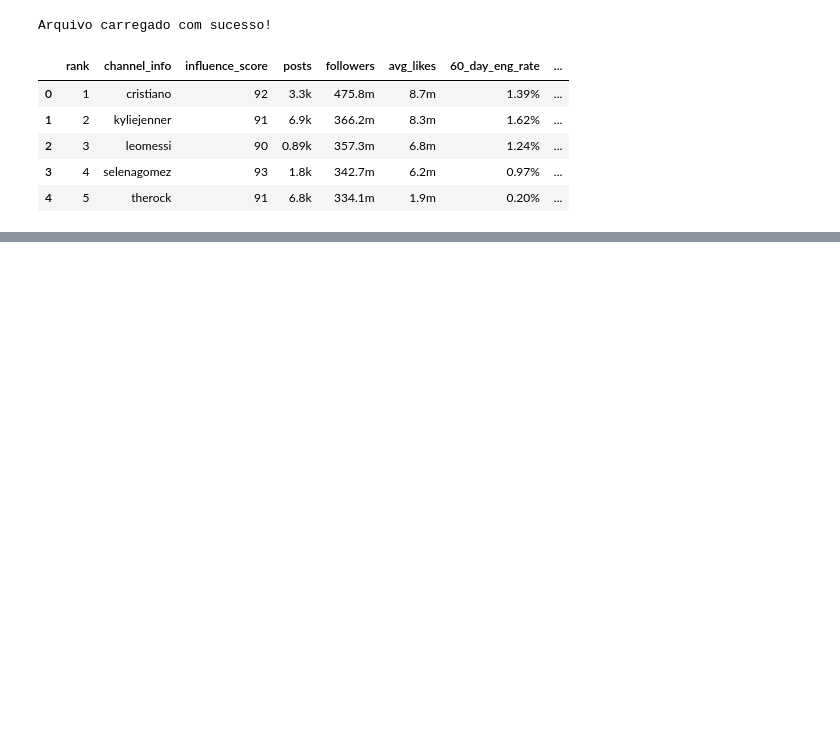
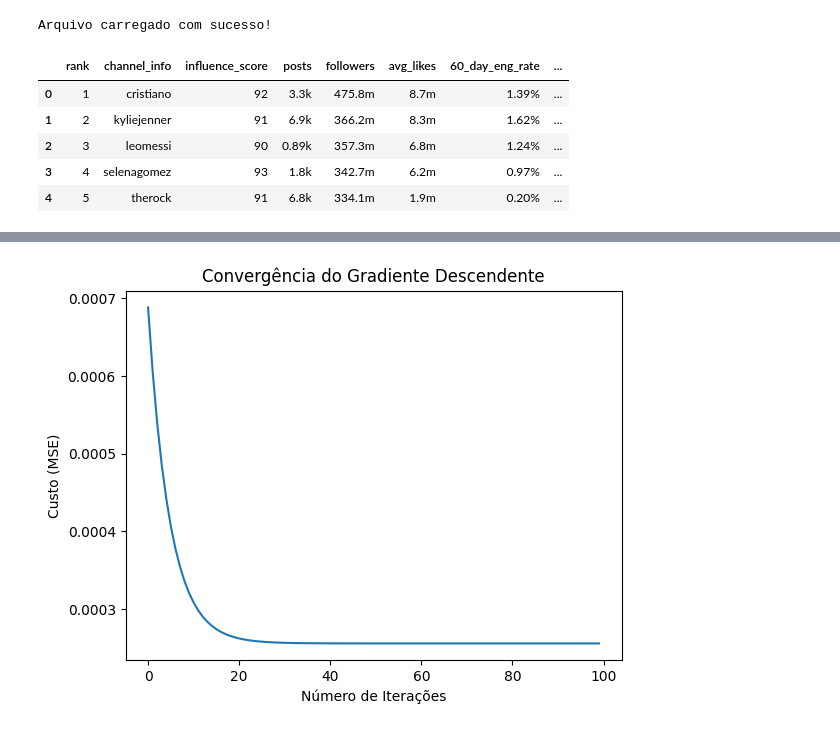
Before and after one commit to erichbarreto/RESTIC36, a Jupyter notebook: Atividade_9.ipynb, the cells around one changed output, grey strips where cells are left out. Cells and saved outputs as stored; diff of their text form; code cells hidden in the pictures; blank space fills up the shorter version.

```diff
--- a/Atividade_9.ipynb
+++ b/Atividade_9.ipynb
@@ -72,0 +149,82 @@ Análise das variáveis Seguidores e média de curtidas
+# %%
+#trazer dados
+[analise_insta,y] = conversaoDados()
+
+combinacao = ['Media_Curtidas']
+X = analise_insta[combinacao]
+
+# Dividir os dados em conjuntos de treino e teste
+X_train, X_test, y_train, y_test = train_test_split(X, y, test_size=0.2, random_state=42)
+
+# Escalonar os dados para melhorar a performance do modelo
+normalizacao = StandardScaler()
+X_train = normalizacao.fit_transform(X_train)
+X_test = normalizacao.transform(X_test)
+
+
+# Função de custo (MSE)
+def funcaoCusto(X, y, theta):
+    m = len(y)
+    predicao = X @ theta
+    custo = (1 / (2 * m)) * np.sum((predicao - y) ** 2)
+    return custo
+
+# Gradiente Descendente baseado no MSE
+def funcaoGradiente(X, y, theta, alfa, num_iters):
+    m = len(y)
+    custo = []
+
+    for i in range(num_iters):
+        predicao = X @ theta
+        gradiente = (1 / m) * X.T @ (predicao - y)
+        theta -= alfa * gradiente
+        custo.append(funcaoCusto(X, y, theta))
+
+    return theta, custo
+
+# Preparação dos dados
+X = np.c_[np.ones((X_train.shape[0], 1)), X_train]  # Adiciona uma coluna de 1s para o intercepto
+y = y_train.values.reshape(-1, 1)  # Certifica que y é uma matriz coluna
+
+# Inicialização dos parâmetros
+matrizInicio = np.zeros((X.shape[1], 1))
+taxaAprendizado = 0.1  # Taxa de aprendizado
+iteracoes = 100  # Número de iterações
+
+# Aplicar gradiente descendente
+vetorTheta, vetorCusto = funcaoGradiente(X, y, matrizInicio, taxaAprendizado, iteracoes)
+
+print(f"Parâmetros Otimizados (Theta): {vetorTheta.flatten()}")
+print(f"Custo Final: {vetorCusto[-1]}")
+
+# Gráfico de Convergência
+plt.plot(range(iteracoes), vetorCusto)
+plt.title("Convergência do Gradiente Descendente")
+plt.xlabel("Número de Iterações")
+plt.ylabel("Custo (MSE)")
+plt.show()
+
+# Preparação dos dados de teste
+X_test_prepared = np.c_[np.ones((X_test.shape[0], 1)), X_test]  # Adiciona uma coluna de 1s para o intercepto
+y_test_values = y_test.values.reshape(-1, 1)  # Certifica que y_test é uma matriz coluna
+
+# Fazer previsões no conjunto de teste
+y_pred_test = X_test_prepared @ vetorTheta
+
+# Avaliar o modelo no conjunto de teste
+mse_test = funcaoCusto(X_test_prepared, y_test_values, vetorTheta)
+r2_test = 1 - (np.sum((y_pred_test - y_test_values) ** 2) / np.sum((y_test_values - np.mean(y_test_values)) ** 2))
+
+print(f"Erro Quadrático Médio no Teste: {mse_test}")
+print(f"R² no Teste: {r2_test}")
+
+# Valores reais
+plt.scatter(X_test, y_test_values, color='blue', label='Valores Reais', alpha=0.6)
+
+# Valores previstos
+plt.scatter(X_test, y_pred_test, color='red', label='Valores Previstos', alpha=0.6)
+plt.title("Valores Reais vs Previsões (Conjunto de Teste)")
+plt.xlabel("Valores Reais")
+plt.ylabel("Previsões")
+plt.show()
+# %% [output]
@@ -72,0 +233 @@ Análise das variáveis Seguidores e média de curtidas
+[figure, added]
```
Also changed, not shown: parts of 27 cells of this notebook.
